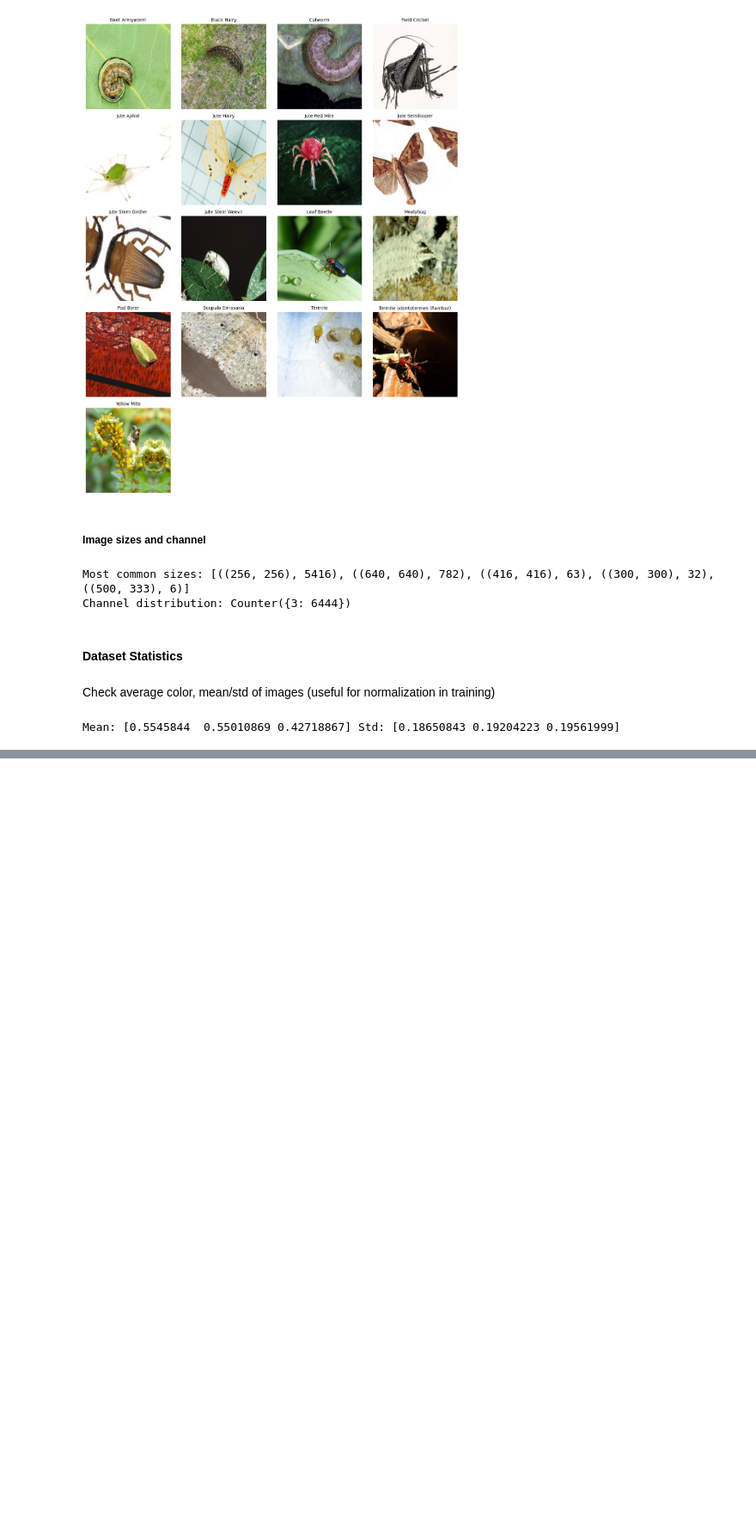
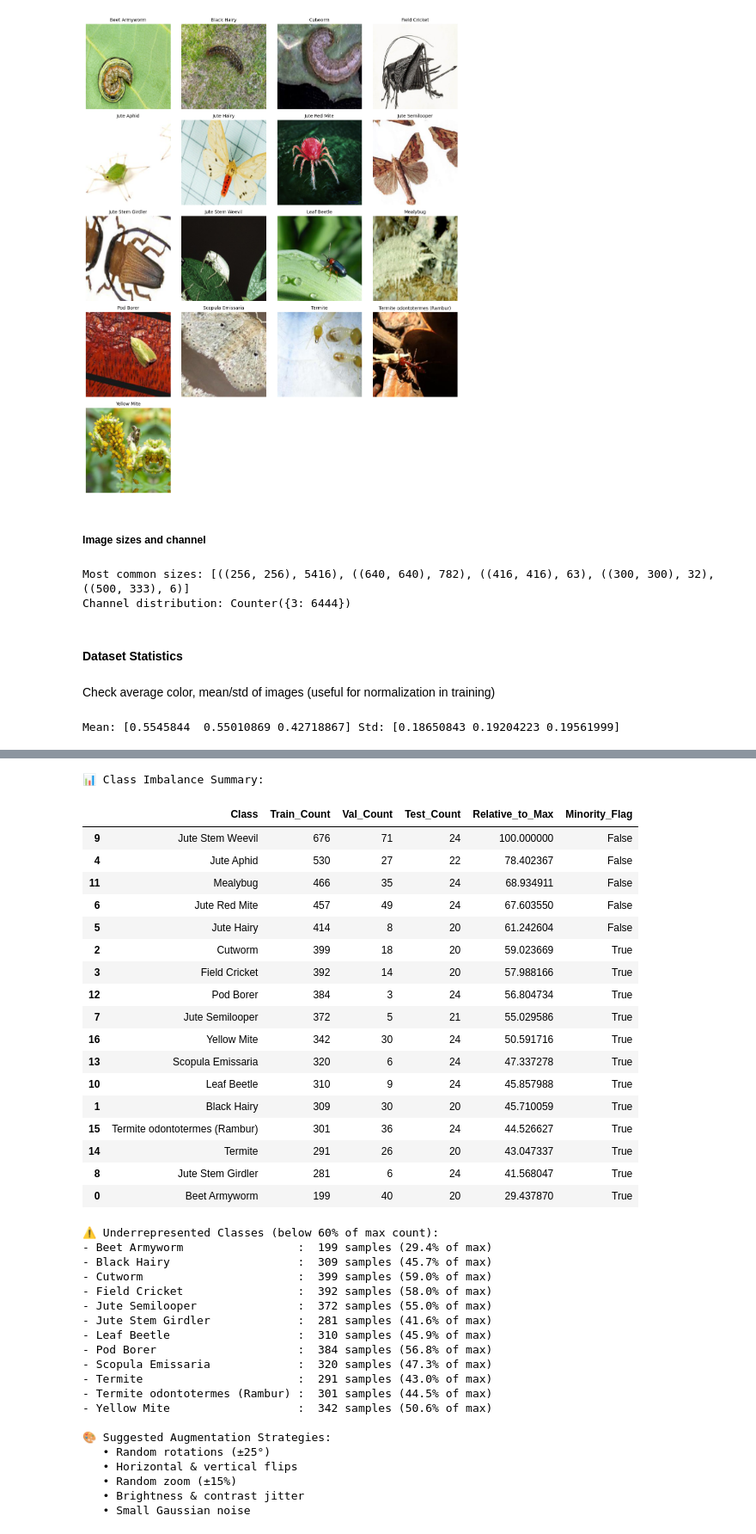
Before and after one commit to NadhaIrshad/A03_EN3150_Pattern_Recognition_Jute_Pest_Classification, a Jupyter notebook: dataset_exploration.ipynb, the cells around one changed output, grey strips where cells are left out. Shown at 86% size. Cells and saved outputs as stored; diff of their text form; code cells hidden in the pictures; blank space fills up the shorter version.

Commit message:
data_new

```diff
--- a/dataset_exploration.ipynb
+++ b/dataset_exploration.ipynb
@@ -151,0 +251,79 @@ Mean: [0.5545844  0.55010869 0.42718867] Std: [0.18650843 0.19204223 0.19561999]
+# %%
+import numpy as np
+import pandas as pd
+
+# --- Combine counts into a DataFrame for easy analysis ---
+data = {
+    'Class': class_names,
+    'Train_Count': train_counts,
+    'Val_Count': val_counts,
+    'Test_Count': test_counts
+}
+df = pd.DataFrame(data)
+
+# --- Compute relative ratios ---
+max_train = df['Train_Count'].max()
+df['Relative_to_Max'] = (df['Train_Count'] / max_train) * 100
+
+# --- Define thresholds ---
+minority_threshold = 60  # % of max
+df['Minority_Flag'] = df['Relative_to_Max'] < minority_threshold
+
+# --- Identify minority classes ---
+minority_classes = df[df['Minority_Flag']]
+
+# --- Display results ---
+print("\n📊 Class Imbalance Summary:")
+display(df.sort_values('Train_Count', ascending=False))
+
+print("\n⚠️ Underrepresented Classes (below 60% of max count):")
+for cls, count, rel in zip(minority_classes['Class'], minority_classes['Train_Count'], minority_classes['Relative_to_Max']):
+    print(f"- {cls:30s}: {count:4d} samples ({rel:.1f}% of max)")
+
+# --- Suggest augmentation strategies ---
+print("\n🎨 Suggested Augmentation Strategies:")
+print("   • Random rotations (±25°)")
+print("   • Horizontal & vertical flips")
+print("   • Random zoom (±15%)")
+print("   • Brightness & contrast jitter")
+print("   • Small Gaussian noise")
+# %% [output]
+📊 Class Imbalance Summary:
+|  | Class | Train_Count | Val_Count | Test_Count | Relative_to_Max | Minority_Flag |
+| 9 | Jute Stem Weevil | 676 | 71 | 24 | 100.000000 | False |
+| 4 | Jute Aphid | 530 | 27 | 22 | 78.402367 | False |
+| 11 | Mealybug | 466 | 35 | 24 | 68.934911 | False |
+| 6 | Jute Red Mite | 457 | 49 | 24 | 67.603550 | False |
+| 5 | Jute Hairy | 414 | 8 | 20 | 61.242604 | False |
+| 2 | Cutworm | 399 | 18 | 20 | 59.023669 | True |
+| 3 | Field Cricket | 392 | 14 | 20 | 57.988166 | True |
+| 12 | Pod Borer | 384 | 3 | 24 | 56.804734 | True |
+| 7 | Jute Semilooper | 372 | 5 | 21 | 55.029586 | True |
+| 16 | Yellow Mite | 342 | 30 | 24 | 50.591716 | True |
+| 13 | Scopula Emissaria | 320 | 6 | 24 | 47.337278 | True |
+| 10 | Leaf Beetle | 310 | 9 | 24 | 45.857988 | True |
+| 1 | Black Hairy | 309 | 30 | 20 | 45.710059 | True |
+| 15 | Termite odontotermes (Rambur) | 301 | 36 | 24 | 44.526627 | True |
+| 14 | Termite | 291 | 26 | 20 | 43.047337 | True |
+| 8 | Jute Stem Girdler | 281 | 6 | 24 | 41.568047 | True |
+| 0 | Beet Armyworm | 199 | 40 | 20 | 29.437870 | True |
+⚠️ Underrepresented Classes (below 60% of max count):
+- Beet Armyworm                 :  199 samples (29.4% of max)
+- Black Hairy                   :  309 samples (45.7% of max)
+- Cutworm                       :  399 samples (59.0% of max)
+- Field Cricket                 :  392 samples (58.0% of max)
+- Jute Semilooper               :  372 samples (55.0% of max)
+- Jute Stem Girdler             :  281 samples (41.6% of max)
+- Leaf Beetle                   :  310 samples (45.9% of max)
+- Pod Borer                     :  384 samples (56.8% of max)
+- Scopula Emissaria             :  320 samples (47.3% of max)
+- Termite                       :  291 samples (43.0% of max)
+- Termite odontotermes (Rambur) :  301 samples (44.5% of max)
+- Yellow Mite                   :  342 samples (50.6% of max)
+
+🎨 Suggested Augmentation Strategies:
+   • Random rotations (±25°)
+   • Horizontal & vertical flips
+   • Random zoom (±15%)
+   • Brightness & contrast jitter
+   • Small Gaussian noise
```
Also changed, not shown: parts of 4 cells of this notebook.
